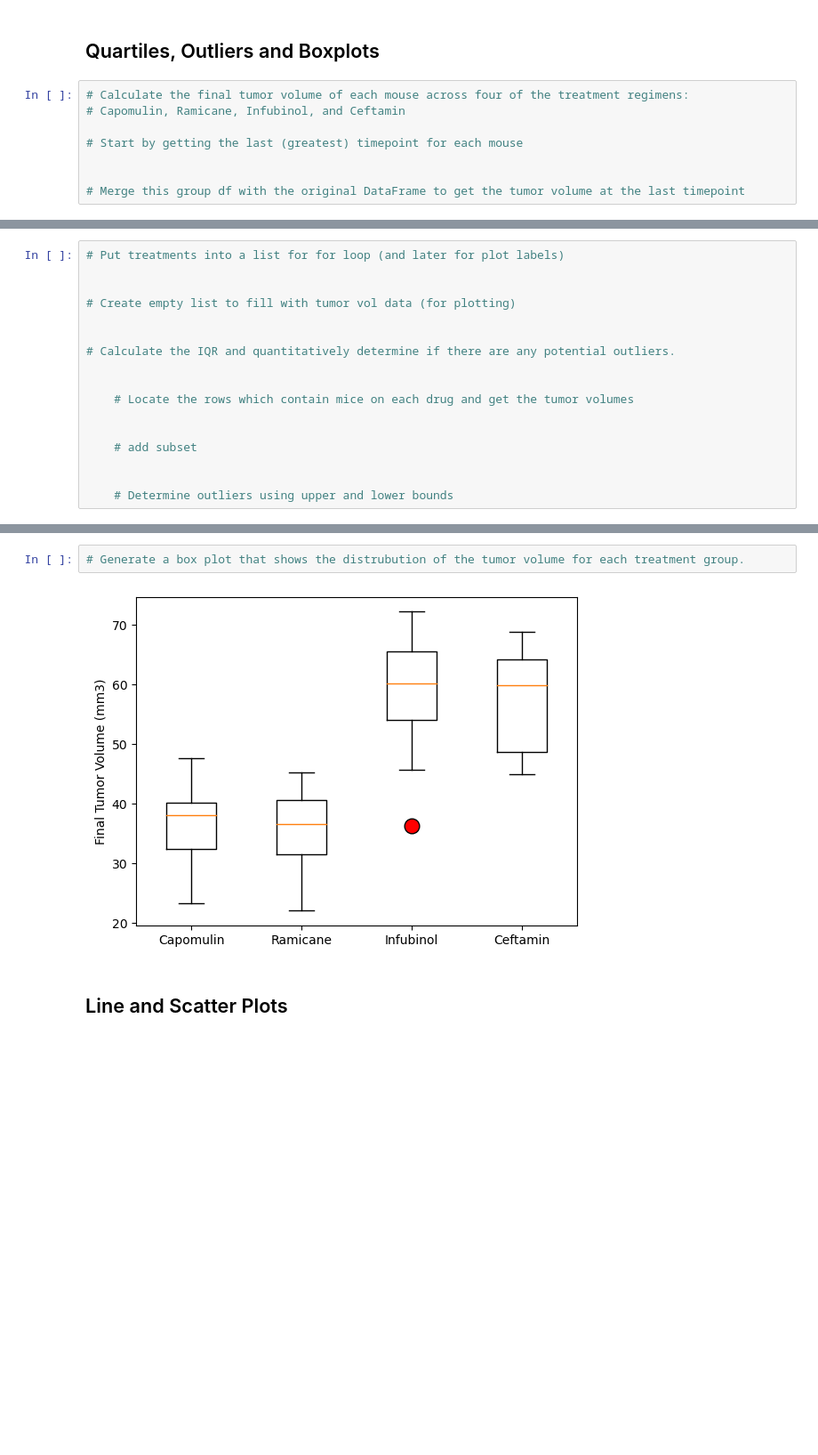
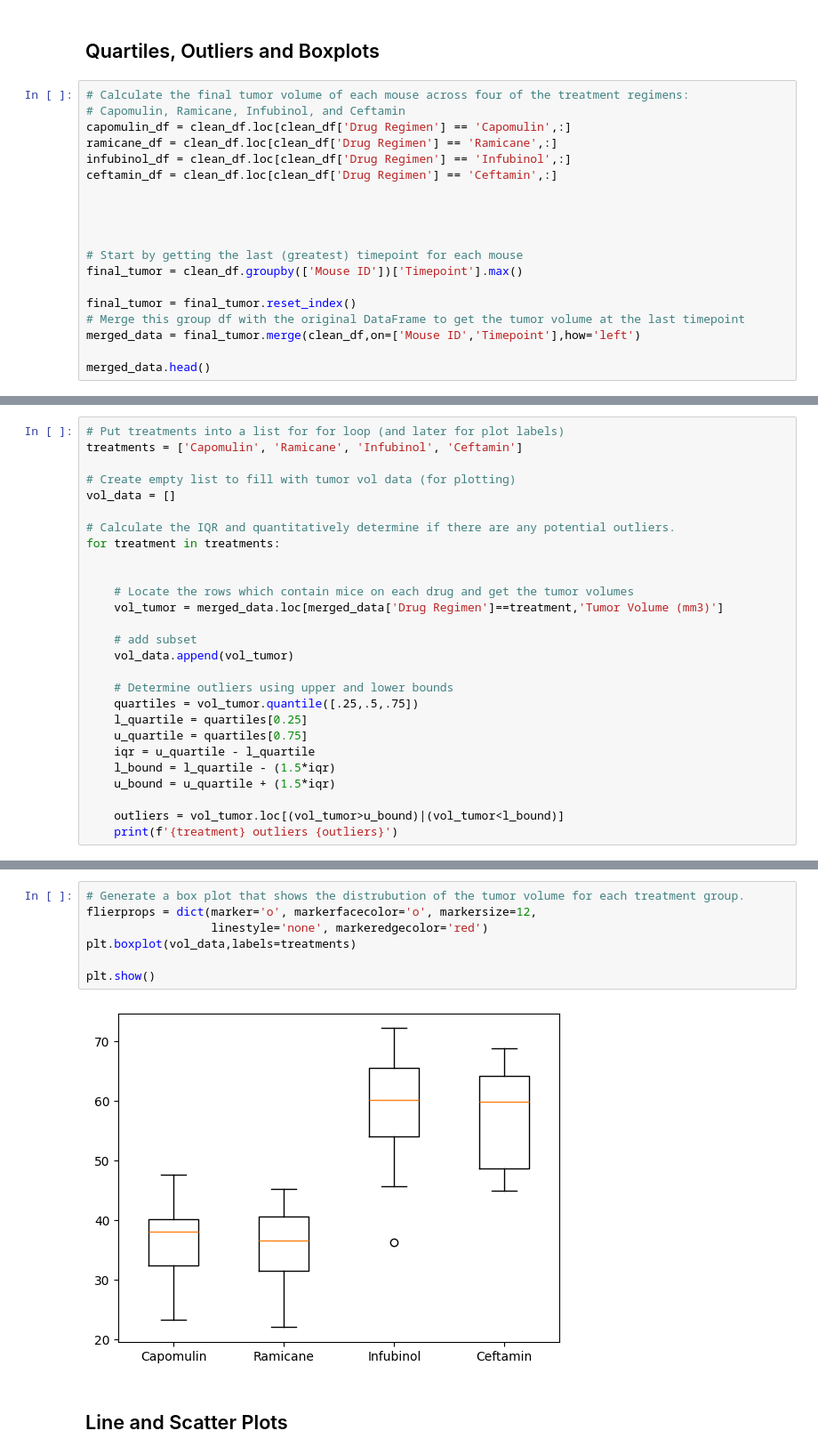
Before and after one commit to joecotten/module_5_challenge, a Jupyter notebook: pymaceuticals_starter.ipynb, the cells around one changed output, grey strips where cells are left out. Shown at 89% size. Drawn from its saved outputs; the diff is of its cells as text; blank space fills up the shorter version.

```diff
--- a/pymaceuticals_starter.ipynb
+++ b/pymaceuticals_starter.ipynb
@@ -168,8 +153,19 @@ plt.show()
 # %%
 # Calculate the final tumor volume of each mouse across four of the treatment regimens:
 # Capomulin, Ramicane, Infubinol, and Ceftamin
+capomulin_df = clean_df.loc[clean_df['Drug Regimen'] == 'Capomulin',:]
+ramicane_df = clean_df.loc[clean_df['Drug Regimen'] == 'Ramicane',:]
+infubinol_df = clean_df.loc[clean_df['Drug Regimen'] == 'Infubinol',:]
+ceftamin_df = clean_df.loc[clean_df['Drug Regimen'] == 'Ceftamin',:]
+
+
+
 
 # Start by getting the last (greatest) timepoint for each mouse
+final_tumor = clean_df.groupby(['Mouse ID'])['Timepoint'].max()
 
+final_tumor = final_tumor.reset_index()
+# Merge this group df with the original DataFrame to get the tumor volume at the last timepoint
+merged_data = final_tumor.merge(clean_df,on=['Mouse ID','Timepoint'],how='left')
 
-# Merge this group df with the original DataFrame to get the tumor volume at the last timepoint
+merged_data.head()
@@ -176,18 +179,28 @@ plt.show()
 # %%
 # Put treatments into a list for for loop (and later for plot labels)
-
+treatments = ['Capomulin', 'Ramicane', 'Infubinol', 'Ceftamin']
 
 # Create empty list to fill with tumor vol data (for plotting)
-
+vol_data = []
 
 # Calculate the IQR and quantitatively determine if there are any potential outliers.
+for treatment in treatments:
 
 
     # Locate the rows which contain mice on each drug and get the tumor volumes
-
+    vol_tumor = merged_data.loc[merged_data['Drug Regimen']==treatment,'Tumor Volume (mm3)']
 
     # add subset
-
+    vol_data.append(vol_tumor)
 
     # Determine outliers using upper and lower bounds
+    quartiles = vol_tumor.quantile([.25,.5,.75])
+    l_quartile = quartiles[0.25]
+    u_quartile = quartiles[0.75]
+    iqr = u_quartile - l_quartile
+    l_bound = l_quartile - (1.5*iqr)
+    u_bound = u_quartile + (1.5*iqr)
+
+    outliers = vol_tumor.loc[(vol_tumor>u_bound)|(vol_tumor<l_bound)]
+    print(f'{treatment} outliers {outliers}')
 # %% [output]
@@ -199,6 +212,11 @@ Ceftamin's potential outliers: Series([], Name: Tumor Volume (mm3), dtype: float
 # %%
 # Generate a box plot that shows the distrubution of the tumor volume for each treatment group.
+flierprops = dict(marker='o', markerfacecolor='o', markersize=12,
+                  linestyle='none', markeredgecolor='red')
+plt.boxplot(vol_data,labels=treatments)
+
+plt.show()
 # %% [output]
-[figure, old version]
+[figure, new version]
 # %% [markdown]
 ## Line and Scatter Plots
```
Also changed, not shown: parts of 9 cells of this notebook.
